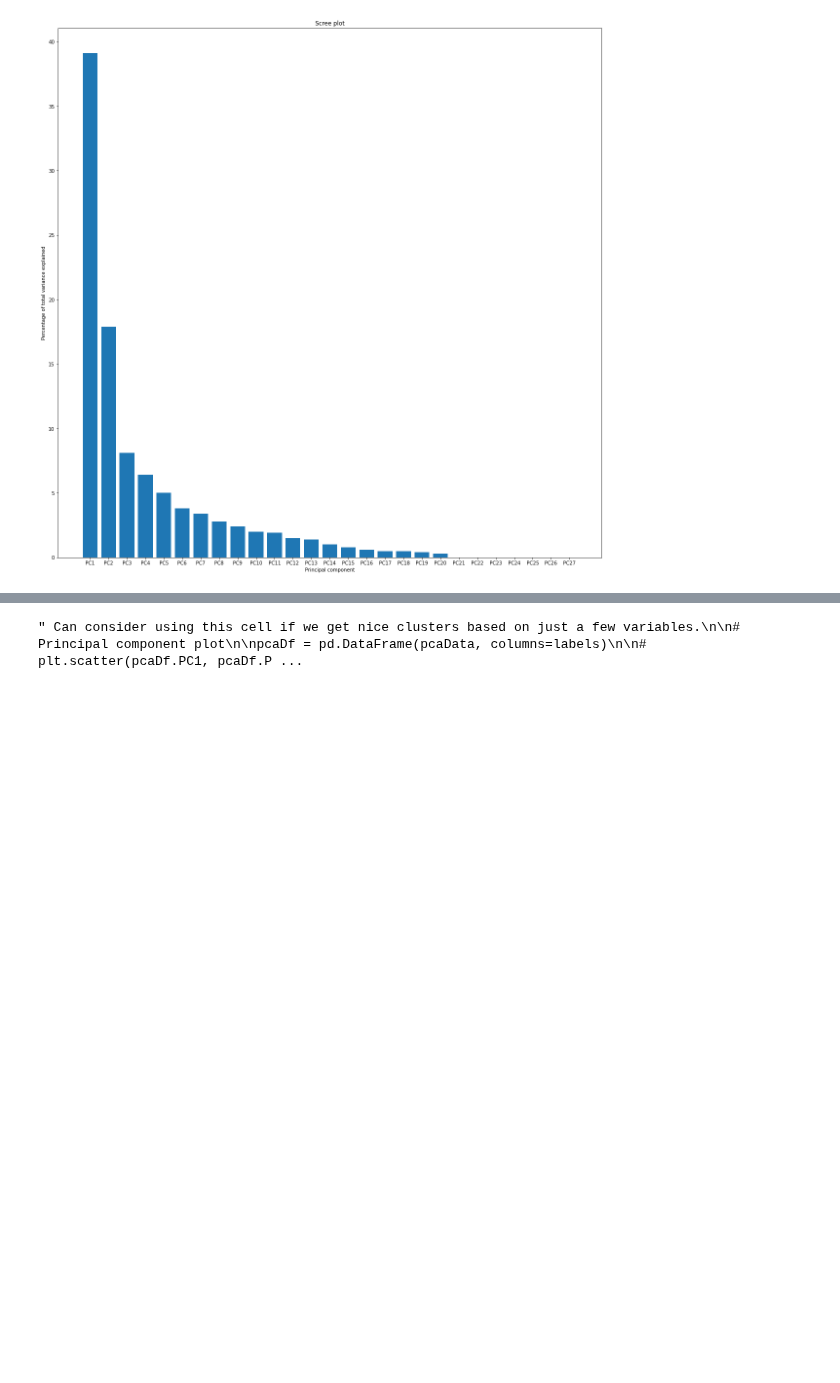
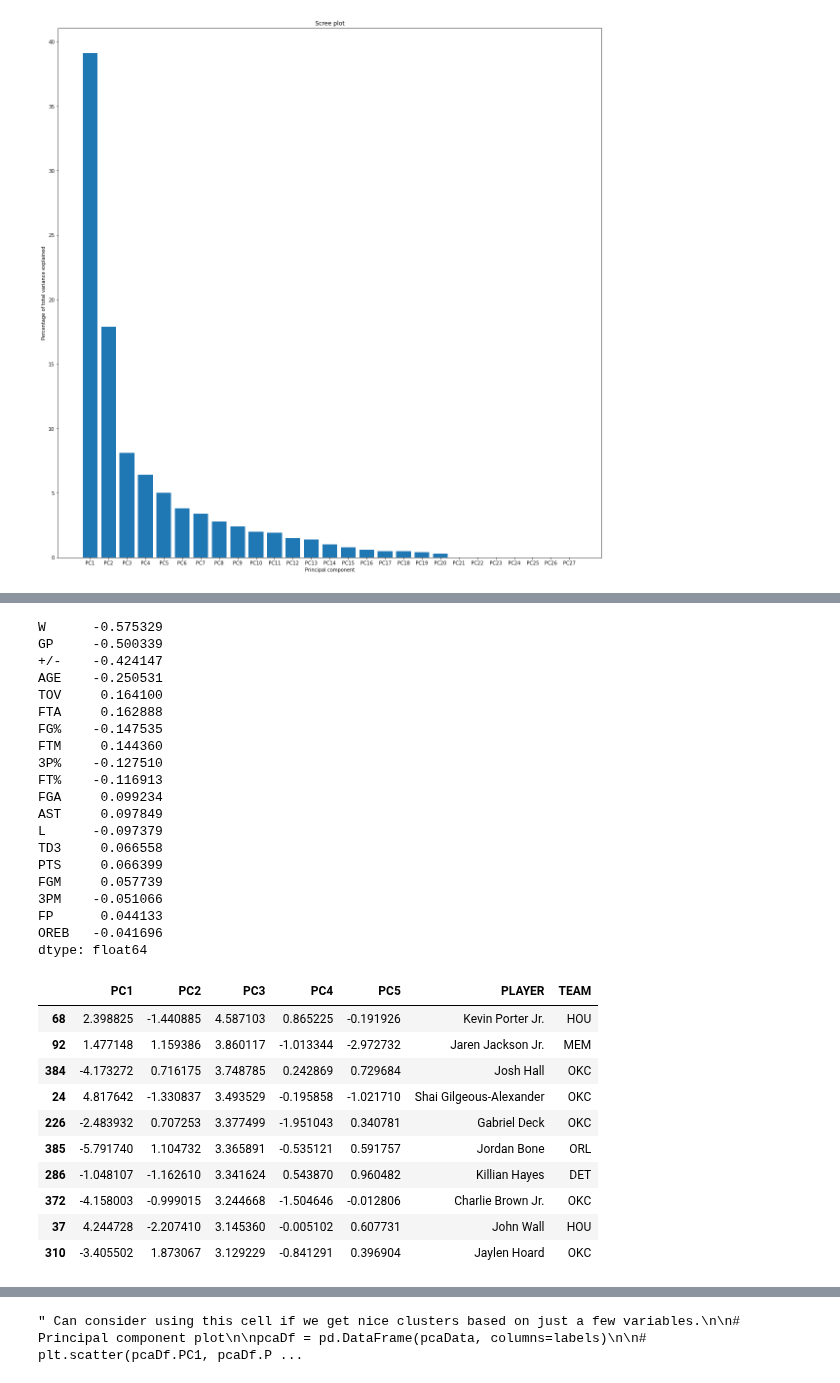
Before and after one commit to CSA100/nba-dsai, a Jupyter notebook: PCA.ipynb, the cells around one changed output, grey strips where cells are left out. Drawn from its saved outputs; the diff is of its cells as text; code cells hidden in the pictures; blank space fills up the shorter version.

```diff
--- a/PCA.ipynb
+++ b/PCA.ipynb
@@ -95,0 +170,37 @@ dtype: float64
+# %%
+# PC3
+
+printLoadingScores(pca, tempDf.columns, 2)
+pcaDf.nlargest(10, "PC3")
+# %% [output]
+W      -0.575329
+GP     -0.500339
++/-    -0.424147
+AGE    -0.250531
+TOV     0.164100
+FTA     0.162888
+FG%    -0.147535
+FTM     0.144360
+3P%    -0.127510
+FT%    -0.116913
+FGA     0.099234
+AST     0.097849
+L      -0.097379
+TD3     0.066558
+PTS     0.066399
+FGM     0.057739
+3PM    -0.051066
+FP      0.044133
+OREB   -0.041696
+dtype: float64
+|  | PC1 | PC2 | PC3 | PC4 | PC5 | PLAYER | TEAM |
+| 68 | 2.398825 | -1.440885 | 4.587103 | 0.865225 | -0.191926 | Kevin Porter Jr. | HOU |
+| 92 | 1.477148 | 1.159386 | 3.860117 | -1.013344 | -2.972732 | Jaren Jackson Jr. | MEM |
+| 384 | -4.173272 | 0.716175 | 3.748785 | 0.242869 | 0.729684 | Josh Hall | OKC |
+| 24 | 4.817642 | -1.330837 | 3.493529 | -0.195858 | -1.021710 | Shai Gilgeous-Alexander | OKC |
+| 226 | -2.483932 | 0.707253 | 3.377499 | -1.951043 | 0.340781 | Gabriel Deck | OKC |
+| 385 | -5.791740 | 1.104732 | 3.365891 | -0.535121 | 0.591757 | Jordan Bone | ORL |
+| 286 | -1.048107 | -1.162610 | 3.341624 | 0.543870 | 0.960482 | Killian Hayes | DET |
+| 372 | -4.158003 | -0.999015 | 3.244668 | -1.504646 | -0.012806 | Charlie Brown Jr. | OKC |
+| 37 | 4.244728 | -2.207410 | 3.145360 | -0.005102 | 0.607731 | John Wall | HOU |
+| 310 | -3.405502 | 1.873067 | 3.129229 | -0.841291 | 0.396904 | Jaylen Hoard | OKC |
```
Also changed, not shown: parts of 7 cells of this notebook.
